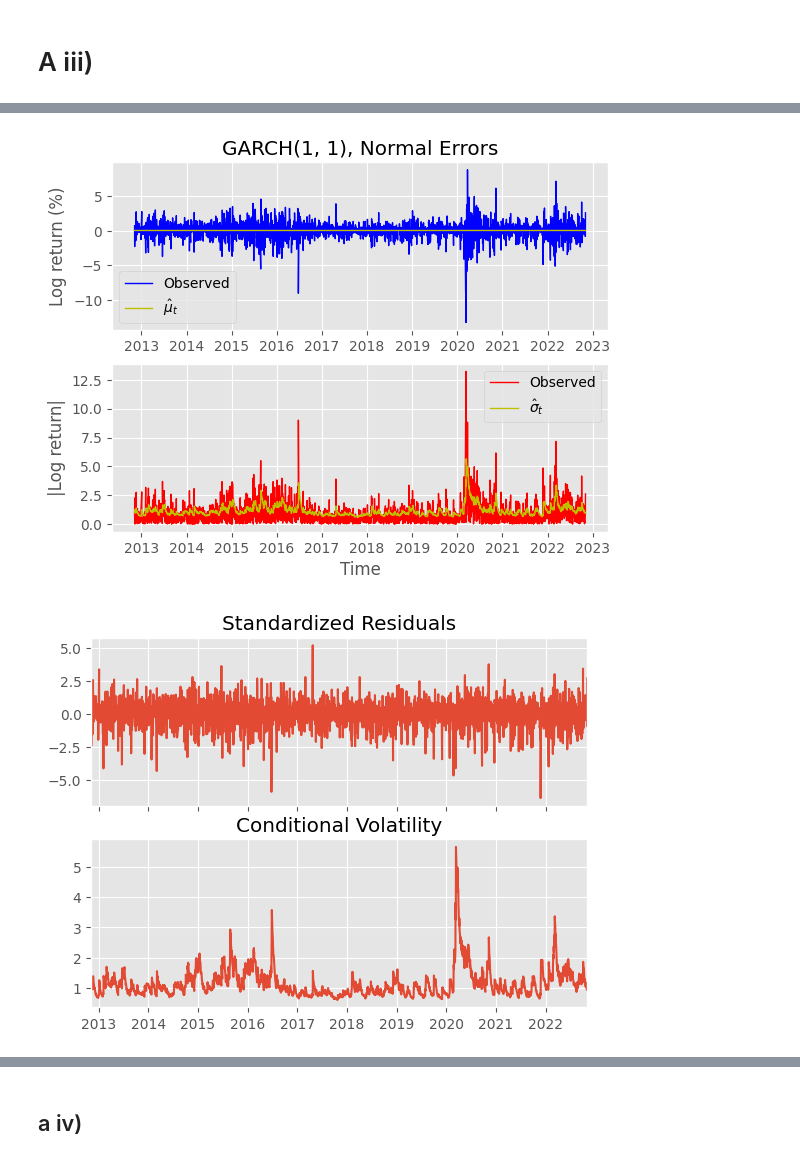
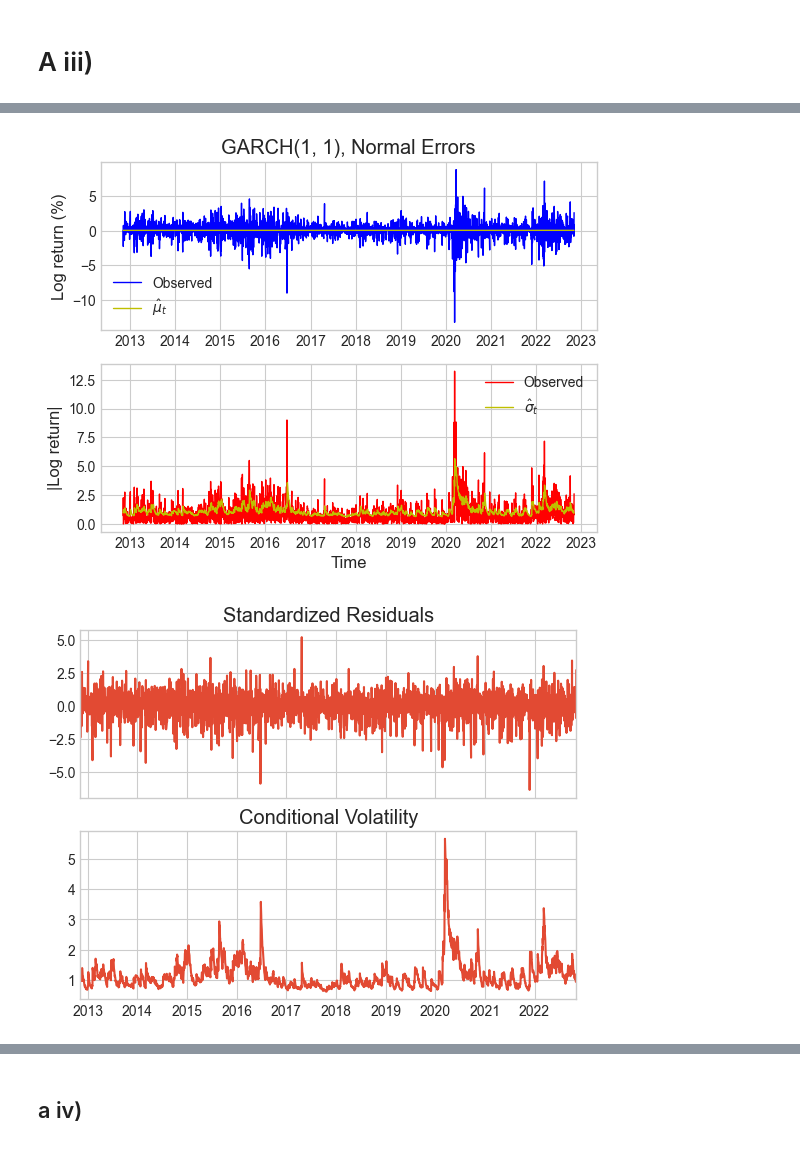
Before and after one commit to georgec123/qrm, a Jupyter notebook: src/q1.ipynb, the cells around one changed output, grey strips where cells are left out. Drawn from its saved outputs; the diff is of its cells as text; code cells hidden in the pictures.

```diff
--- a/src/q1.ipynb
+++ b/src/q1.ipynb
@@ -5,7 +5,7 @@ import numpy as np
 import matplotlib.pyplot as plt
 import matplotlib.dates as mdates
 
-plt.style.use('ggplot')
+plt.style.use('seaborn-v0_8-whitegrid')
 import scipy.stats as ss
 from statsmodels.tsa.stattools import acf
 import statsmodels.api as sm
@@ -139,29 +141,30 @@ Covariance estimator: robust
 # %%
 cv = pd.Series(model_fit.conditional_volatility, index=df['log_returns'].dropna().index)
 mean = pd.Series(model_fit.params.mu, index=df['log_returns'].dropna().index)
 
 fig, axs = plt.subplots(2,1)
 ax1, ax2 = axs
 
 
 ax2.plot(np.abs(df['log_returns'].dropna()), 'r-', linewidth=1, label='Observed');
 ax2.plot(cv, 'y-', linewidth=1, label=r'$\hat{\sigma}_{t}$');
 ax2.set_xlabel('Time')
 ax2.set_ylabel('|Log return|')
 ax2.legend(prop={'size': 10});
 
 
 ax1.plot(df['log_returns'].dropna(), 'b-', linewidth=1, label='Observed')
 ax1.plot(mean, 'y-', linewidth=1, label=r'$\hat{\mu}_{t}$');
 ax1.set_title("GARCH(1, 1), Normal Errors")
 ax1.set_ylabel('Log return (%)')
 ax1.legend(prop={'size': 10});
 plt.savefig('./plots/q1/Q1C1.png');
 
 model_fit.plot();
 plt.savefig('./plots/q1/Q1C2.png');
 
 plt.show()
+plot_acf_graphs(model_fit.std_resid**2, title='GARCH(1,1) Residuals squared')
 # %% [output]
-[figure, old version]
+[figure, new version]
-[figure, old version]
+[figure, new version]
```
Also changed, not shown: parts of 11 cells of this notebook.
